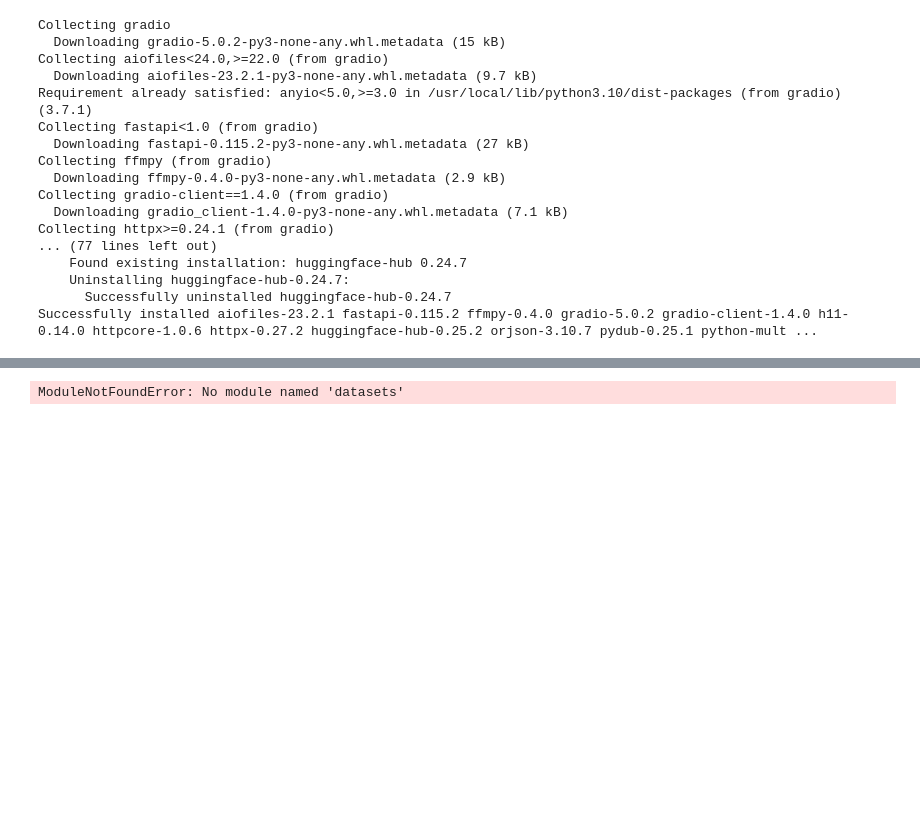
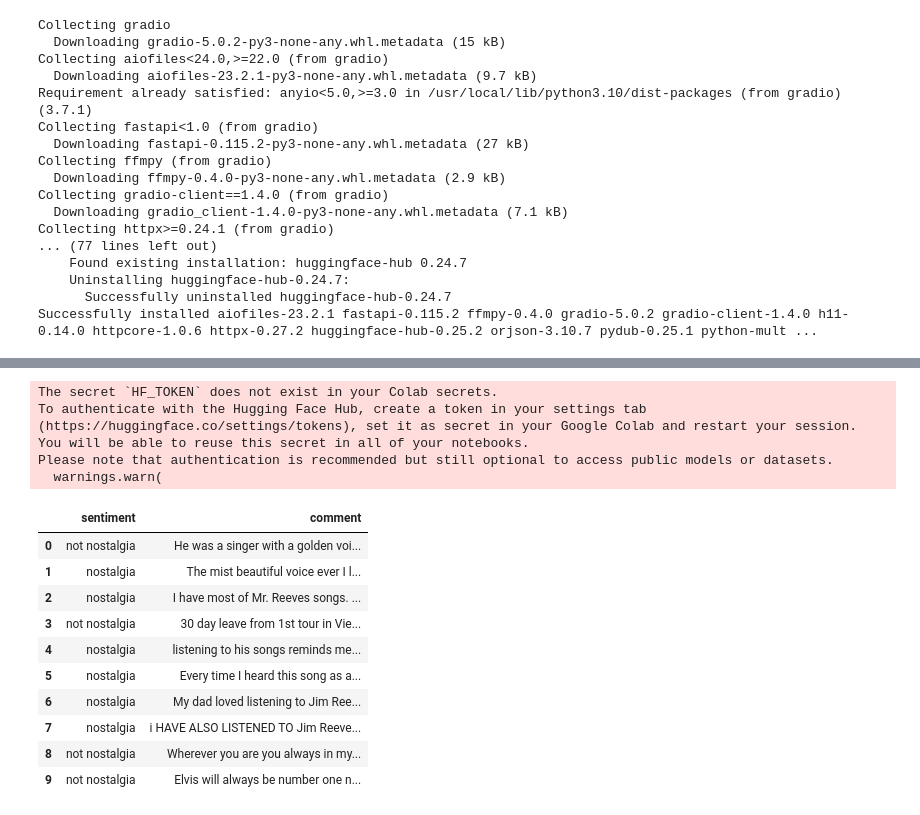
Before and after one commit to VictorSwankyTiger/DM2024-Lab1-Homework, a Jupyter notebook: DM2024-Lab1-Homework.ipynb, the cells around one changed output, grey strips where cells are left out. Cells and saved outputs as stored; diff of their text form; code cells hidden in the pictures; blank space fills up the shorter version.

```diff
--- a/DM2024-Lab1-Homework.ipynb
+++ b/DM2024-Lab1-Homework.ipynb
@@ -81,6 +120,24 @@ ModuleNotFoundError: No module named 'hoggingface_hub'
-# %%
-from datasets import load_dataset
-
-ds = load_dataset("Senem/Nostalgic_Sentiment_Analysis_of_YouTube_Comments_Data")
-# %% [output]
-ModuleNotFoundError: No module named 'datasets'
+# %%
+import pandas as pd
+
+df = pd.read_csv("hf://datasets/Senem/Nostalgic_Sentiment_Analysis_of_YouTube_Comments_Data/Nostalgic_Sentiment_Analysis_of_YouTube_Comments_Data.csv")
+# %% [output]
+The secret `HF_TOKEN` does not exist in your Colab secrets.
+To authenticate with the Hugging Face Hub, create a token in your settings tab (https://huggingface.co/settings/tokens), set it as secret in your Google Colab and restart your session.
+You will be able to reuse this secret in all of your notebooks.
+Please note that authentication is recommended but still optional to access public models or datasets.
+  warnings.warn(
+# %%
+df.head(10)
+# %% [output]
+|  | sentiment | comment |
+| 0 | not nostalgia | He was a singer with a golden voi... |
+| 1 | nostalgia | The mist beautiful voice ever I l... |
+| 2 | nostalgia | I have most of Mr. Reeves songs. ... |
+| 3 | not nostalgia | 30 day leave from 1st tour in Vie... |
+| 4 | nostalgia | listening to his songs reminds me... |
+| 5 | nostalgia | Every time I heard this song as a... |
+| 6 | nostalgia | My dad loved listening to Jim Ree... |
+| 7 | nostalgia | i HAVE ALSO LISTENED TO Jim Reeve... |
+| 8 | not nostalgia | Wherever you are you always in my... |
+| 9 | not nostalgia | Elvis will always be number one n... |
```
Also changed, not shown: parts of 7 cells of this notebook.
